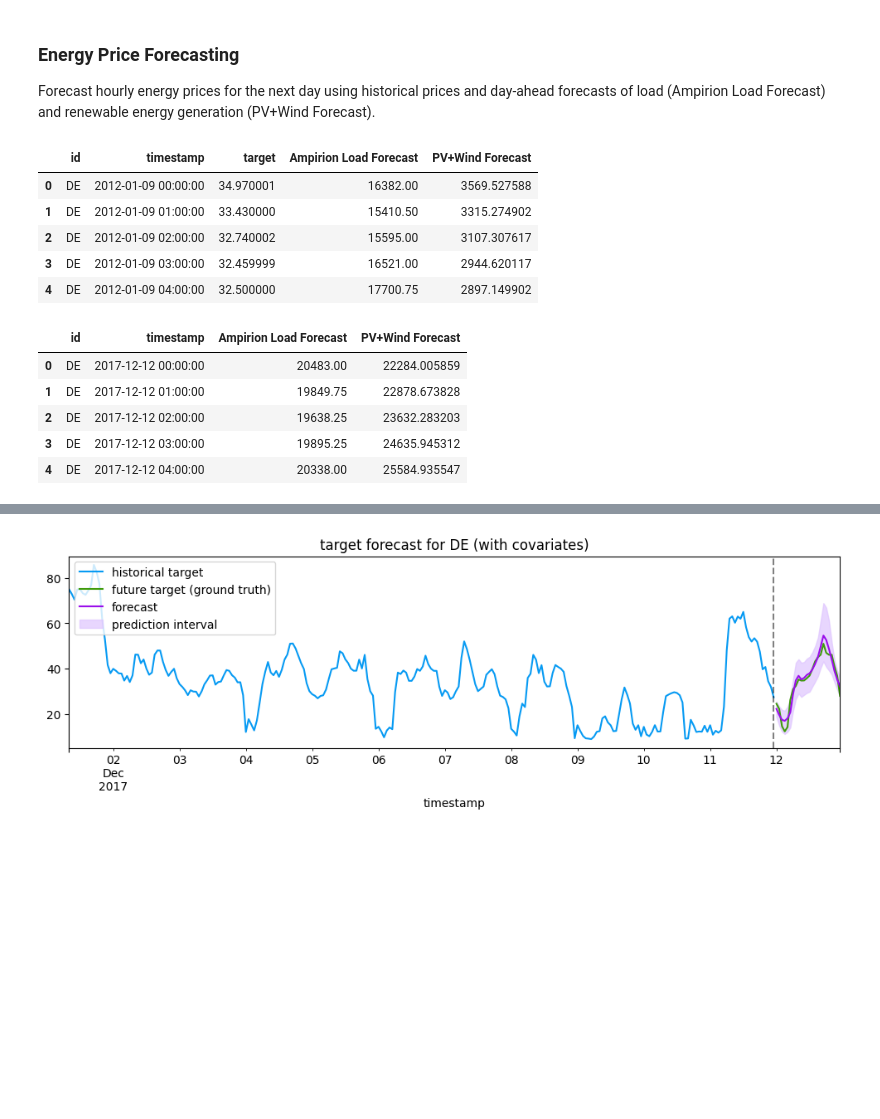
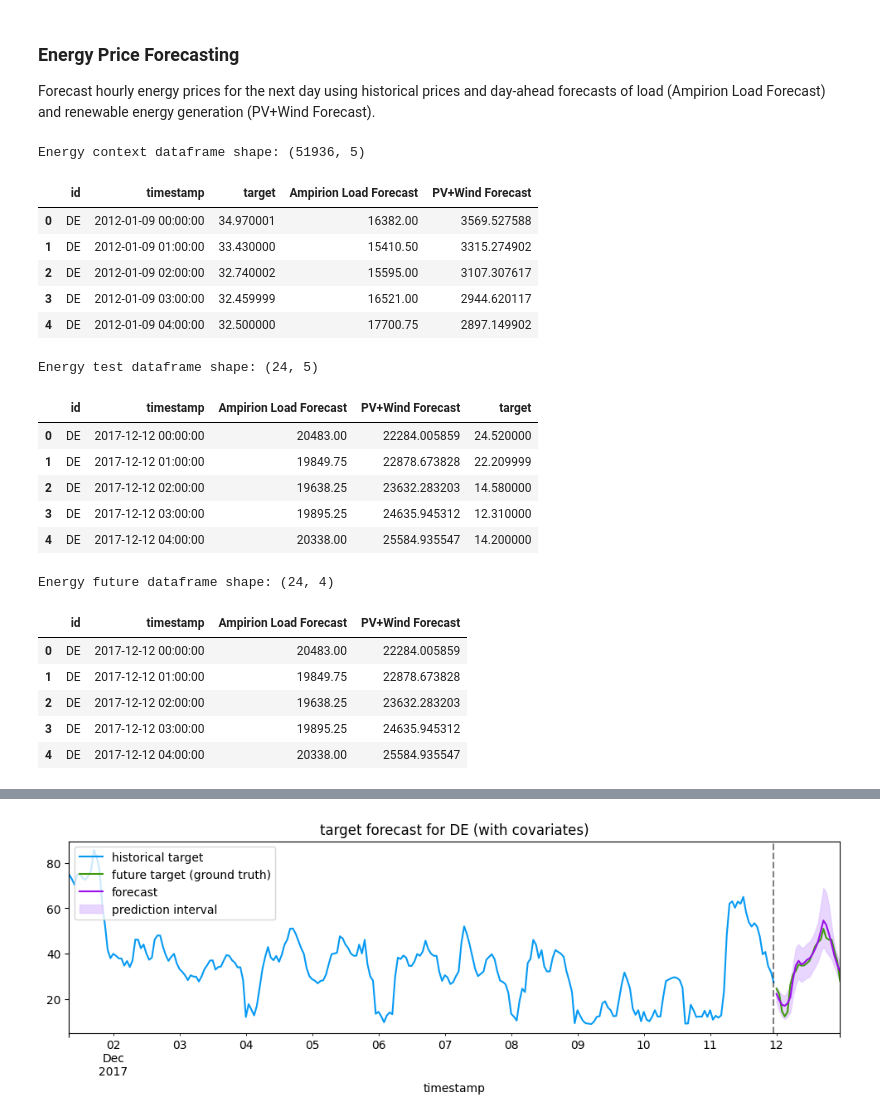
Before and after one commit to jiecui/chronos-forecasting, a Jupyter notebook: notebooks/chronos-2-quickstart.ipynb, the cells around one changed output, grey strips where cells are left out. Cells and saved outputs as stored; diff of their text form; code cells hidden in the pictures; blank space fills up the shorter version.

```diff
--- a/notebooks/chronos-2-quickstart.ipynb
+++ b/notebooks/chronos-2-quickstart.ipynb
@@ -94,38 +100,56 @@ Forecast hourly energy prices for the next day using historical prices and day-a
 # %%
 # Energy price forecasting configuration
 target = "target"  # Column name containing the values to forecast (energy prices)
 prediction_length = 24  # Number of hours to forecast ahead
 id_column = "id"  # Column identifying different time series (countries/regions)
 timestamp_column = "timestamp"  # Column containing datetime information
 timeseries_id = "DE"  # Specific time series to visualize (Germany)
 
 # Load historical energy prices and past values of covariates
 energy_context_df = pd.read_parquet(
     "https://autogluon.s3.amazonaws.com/datasets/timeseries/electricity_price/train.parquet"
 )
-energy_context_df[timestamp_column] = pd.to_datetime(energy_context_df[timestamp_column])
+energy_context_df[timestamp_column] = pd.to_datetime(
+    energy_context_df[timestamp_column]
+)
+print("Energy context dataframe shape:", energy_context_df.shape)
 display(energy_context_df.head())
 
 # Load future values of covariates
+# test
 energy_test_df = pd.read_parquet(
     "https://autogluon.s3.amazonaws.com/datasets/timeseries/electricity_price/test.parquet"
 )
 energy_test_df[timestamp_column] = pd.to_datetime(energy_test_df[timestamp_column])
+print("Energy test dataframe shape:", energy_test_df.shape)
+display(energy_test_df.head())
+
+# future
 energy_future_df = energy_test_df.drop(columns=target)
+print("Energy future dataframe shape:", energy_future_df.shape)
 display(energy_future_df.head())
 # %% [output]
+Energy context dataframe shape: (51936, 5)
 |  | id | timestamp | target | Ampirion Load Forecast | PV+Wind Forecast |
 | 0 | DE | 2012-01-09 00:00:00 | 34.970001 | 16382.00 | 3569.527588 |
 | 1 | DE | 2012-01-09 01:00:00 | 33.430000 | 15410.50 | 3315.274902 |
 | 2 | DE | 2012-01-09 02:00:00 | 32.740002 | 15595.00 | 3107.307617 |
 | 3 | DE | 2012-01-09 03:00:00 | 32.459999 | 16521.00 | 2944.620117 |
 | 4 | DE | 2012-01-09 04:00:00 | 32.500000 | 17700.75 | 2897.149902 |
+Energy test dataframe shape: (24, 5)
-|  | id | timestamp | Ampirion Load Forecast | PV+Wind Forecast |
-| 0 | DE | 2017-12-12 00:00:00 | 20483.00 | 22284.005859 |
-| 1 | DE | 2017-12-12 01:00:00 | 19849.75 | 22878.673828 |
-| 2 | DE | 2017-12-12 02:00:00 | 19638.25 | 23632.283203 |
-| 3 | DE | 2017-12-12 03:00:00 | 19895.25 | 24635.945312 |
-| 4 | DE | 2017-12-12 04:00:00 | 20338.00 | 25584.935547 |
+|  | id | timestamp | Ampirion Load Forecast | PV+Wind Forecast | target |
+| 0 | DE | 2017-12-12 00:00:00 | 20483.00 | 22284.005859 | 24.520000 |
+| 1 | DE | 2017-12-12 01:00:00 | 19849.75 | 22878.673828 | 22.209999 |
+| 2 | DE | 2017-12-12 02:00:00 | 19638.25 | 23632.283203 | 14.580000 |
+| 3 | DE | 2017-12-12 03:00:00 | 19895.25 | 24635.945312 | 12.310000 |
+| 4 | DE | 2017-12-12 04:00:00 | 20338.00 | 25584.935547 | 14.200000 |
+Energy future dataframe shape: (24, 4)
+|  | id | timestamp | Ampirion Load Forecast | PV+Wind Forecast |
+| 0 | DE | 2017-12-12 00:00:00 | 20483.00 | 22284.005859 |
+| 1 | DE | 2017-12-12 01:00:00 | 19849.75 | 22878.673828 |
+| 2 | DE | 2017-12-12 02:00:00 | 19638.25 | 23632.283203 |
+| 3 | DE | 2017-12-12 03:00:00 | 19895.25 | 24635.945312 |
+| 4 | DE | 2017-12-12 04:00:00 | 20338.00 | 25584.935547 |
 # %%
 # Generate predictions with covariates
 energy_pred_df = pipeline.predict_df(
```
Also changed, not shown: parts of 15 cells of this notebook.
